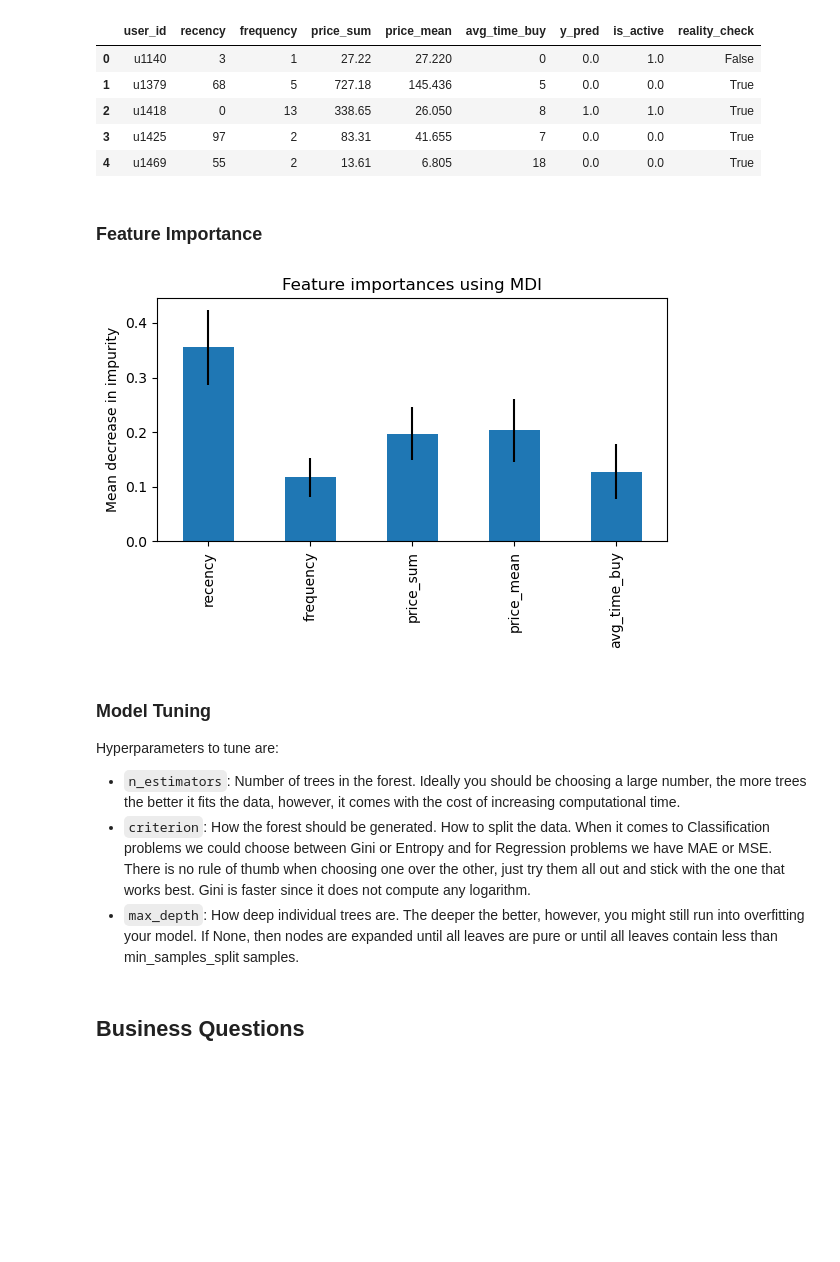
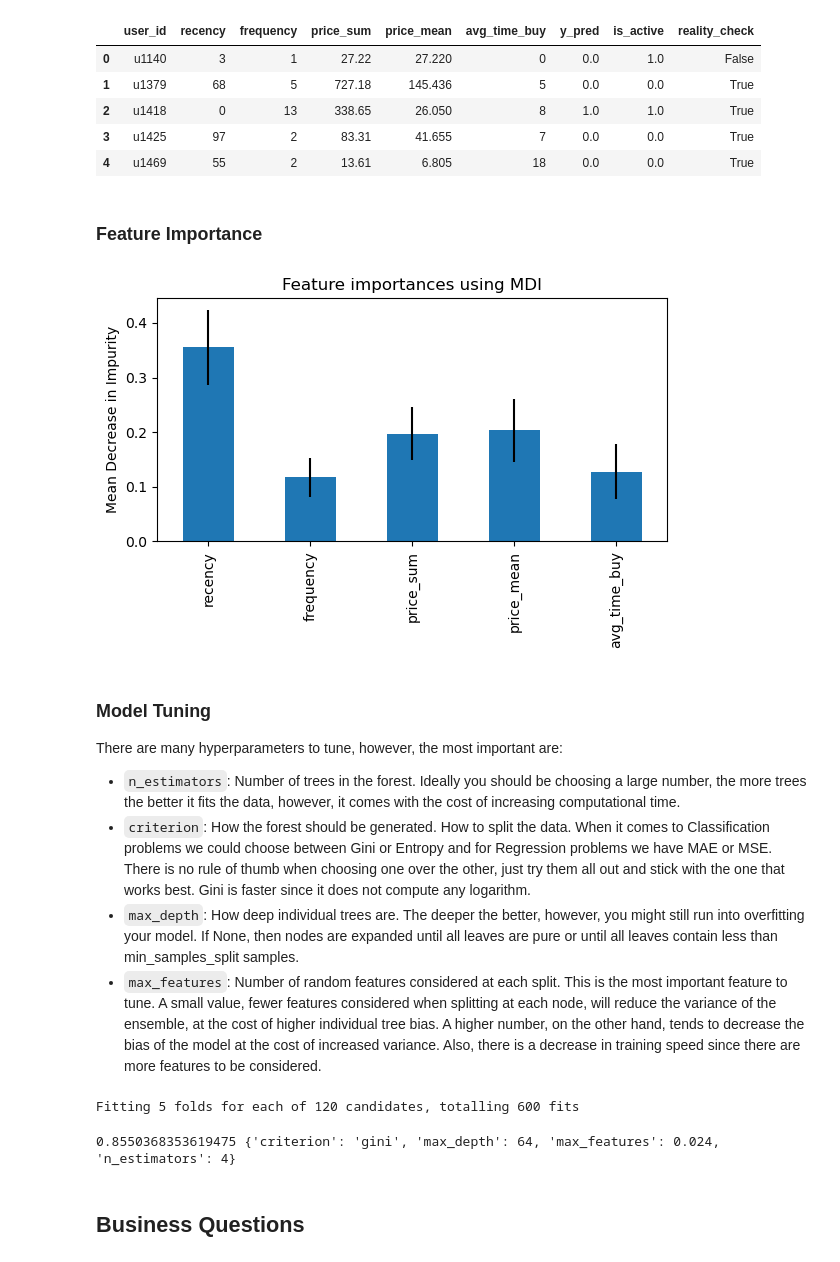
Before and after one commit to nicolas2192/CustomerLifeTimeValue, a Jupyter notebook: notebooks/customer_analysis.ipynb, the cells around one changed output. Cells and saved outputs as stored; diff of their text form; code cells hidden in the pictures; blank space fills up the shorter version.

```diff
--- a/notebooks/customer_analysis.ipynb
+++ b/notebooks/customer_analysis.ipynb
@@ -577,26 +584,27 @@ final.head()
 | 2 | u1418 | 0 | 13 | 338.65 | 26.050 | 8 | 1.0 | 1.0 | True |
 | 3 | u1425 | 97 | 2 | 83.31 | 41.655 | 7 | 0.0 | 0.0 | True |
 | 4 | u1469 | 55 | 2 | 13.61 | 6.805 | 18 | 0.0 | 0.0 | True |
-# %% [markdown]
-### Feature Importance
-# %%
-importances = model.feature_importances_
-
-std = np.std([tree.feature_importances_ for tree in model.estimators_], axis=0)
-
-forest_importances = pd.Series(importances, index=x.columns)
-
-fig, ax = plt.subplots(figsize=(6,4))
-forest_importances.plot.bar(yerr=std, ax=ax)
-ax.set_title("Feature importances using MDI")
-ax.set_ylabel("Mean decrease in impurity")
-fig.tight_layout()
-# %% [output]
-[figure, removed]
-# %% [markdown]
-### Model Tuning
-
-Hyperparameters to tune are:
-- `n_estimators`: Number of trees in the forest. Ideally you should be choosing a large number, the more trees the better it fits the data, however, it comes with the cost of increasing computational time.
-- `criterion`: How the forest should be generated. How to split the data. When it comes to Classification problems we could choose between Gini or Entropy and for Regression problems we have MAE or MSE. There is no rule of thumb when choosing one over the other, just try them all out and stick with the one that works best. Gini is faster since it does not compute any logarithm.
-- `max_depth`: How deep individual trees are. The deeper the better, however, you might still run into overfitting your model. If None, then nodes are expanded until all leaves are pure or until all leaves contain less than min_samples_split samples.
+# %% [markdown]
+### Feature Importance
+# %%
+importances = model.feature_importances_
+
+std = np.std([tree.feature_importances_ for tree in model.estimators_], axis=0)
+
+forest_importances = pd.Series(importances, index=x.columns)
+
+fig, ax = plt.subplots(figsize=(6,4))
+forest_importances.plot.bar(yerr=std, ax=ax)
+ax.set_title("Feature importances using MDI")
+ax.set_ylabel("Mean Decrease in Impurity")
+fig.tight_layout()
+# %% [output]
+[figure, added]
+# %% [markdown]
+### Model Tuning
+
+There are many hyperparameters to tune, however, the most important are:
+- `n_estimators`: Number of trees in the forest. Ideally you should be choosing a large number, the more trees the better it fits the data, however, it comes with the cost of increasing computational time.
+- `criterion`: How the forest should be generated. How to split the data. When it comes to Classification problems we could choose between Gini or Entropy and for Regression problems we have MAE or MSE. There is no rule of thumb when choosing one over the other, just try them all out and stick with the one that works best. Gini is faster since it does not compute any logarithm.
+- `max_depth`: How deep individual trees are. The deeper the better, however, you might still run into overfitting your model. If None, then nodes are expanded until all leaves are pure or until all leaves contain less than min_samples_split samples.
+- `max_features`: Number of random features considered at each split. This is the most important feature to tune. A small value, fewer features considered when splitting at each node, will reduce the variance of the ensemble, at the cost of higher individual tree bias. A higher number, on the other hand, tends to decrease the bias of the model at the cost of increased variance. Also, there is a decrease in training speed since there are more features to be considered.
@@ -603,3 +619,11 @@ Hyperparameters to tune are:
+# %%
+grid_search = grid_search.fit(x, y_cls)
+# %% [output]
+Fitting 5 folds for each of 120 candidates, totalling 600 fits
+# %%
+print(grid_search.best_score_, grid_search.best_params_)
+# %% [output]
+0.8550368353619475 {'criterion': 'gini', 'max_depth': 64, 'max_features': 0.024, 'n_estimators': 4}
 # %% [markdown]
 ## Business Questions
 # %% [markdown]
```
Also changed, not shown: parts of 7 cells of this notebook, 7 other files.
